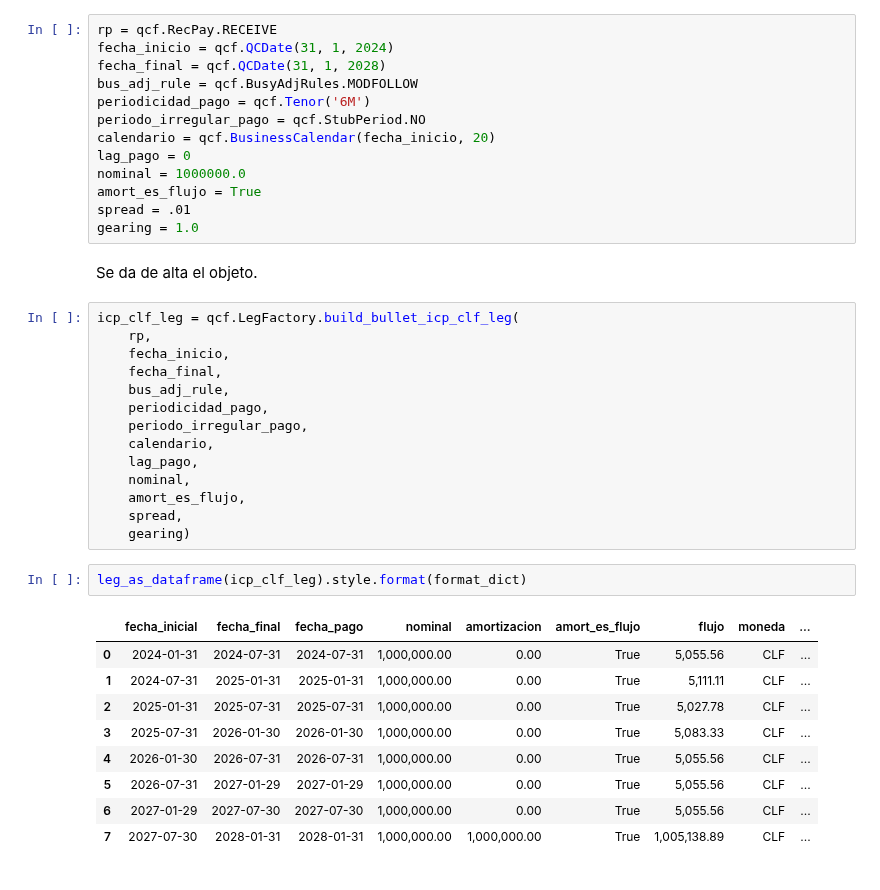
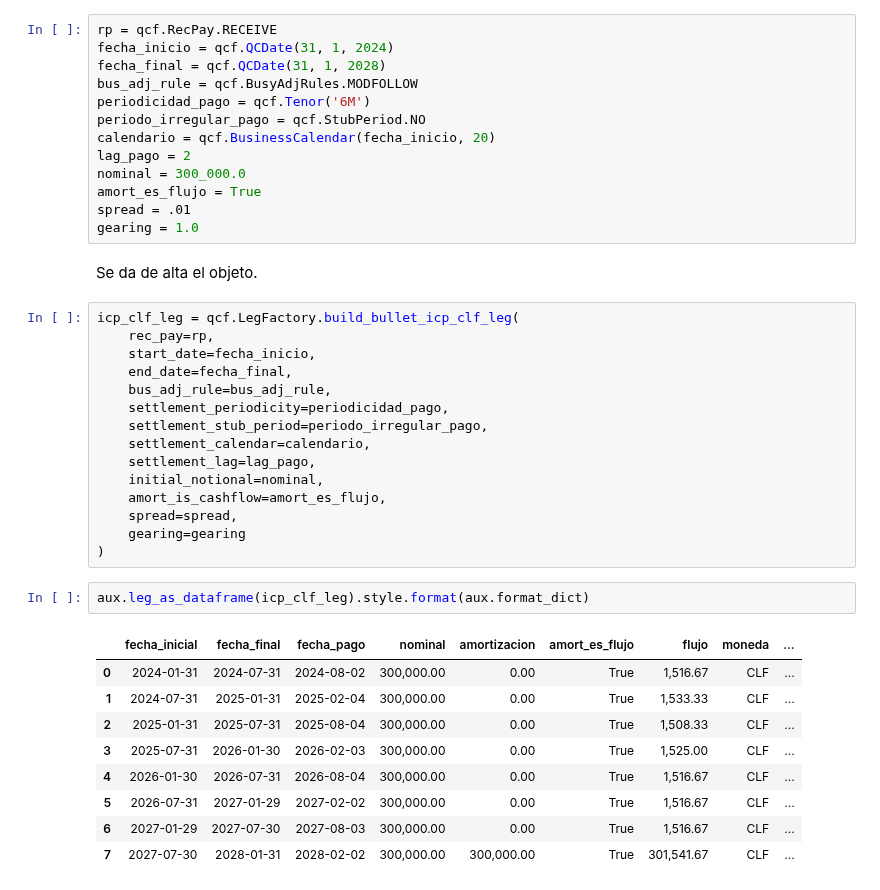
Before and after one commit to qcfinancial/qcfinancial-docs, a Jupyter notebook: 3_Construccion_Operaciones.ipynb, the cells around one changed output. Cells and saved outputs as stored; diff of their text form.

```diff
--- a/3_Construccion_Operaciones.ipynb
+++ b/3_Construccion_Operaciones.ipynb
@@ -1399,8 +1345,8 @@ bus_adj_rule = qcf.BusyAdjRules.MODFOLLOW
 periodicidad_pago = qcf.Tenor('6M')
 periodo_irregular_pago = qcf.StubPeriod.NO
 calendario = qcf.BusinessCalendar(fecha_inicio, 20)
-lag_pago = 0
-nominal = 1000000.0
+lag_pago = 2
+nominal = 300_000.0
 amort_es_flujo = True
 spread = .01
 gearing = 1.0
@@ -1408,27 +1354,28 @@ gearing = 1.0
 Se da de alta el objeto.
 # %%
 icp_clf_leg = qcf.LegFactory.build_bullet_icp_clf_leg(
-    rp,
-    fecha_inicio,
-    fecha_final,
-    bus_adj_rule,
-    periodicidad_pago,
-    periodo_irregular_pago,
-    calendario,
-    lag_pago,
-    nominal,
-    amort_es_flujo,
-    spread,
-    gearing)
+    rec_pay=rp,
+    start_date=fecha_inicio,
+    end_date=fecha_final,
+    bus_adj_rule=bus_adj_rule,
+    settlement_periodicity=periodicidad_pago,
+    settlement_stub_period=periodo_irregular_pago,
+    settlement_calendar=calendario,
+    settlement_lag=lag_pago,
+    initial_notional=nominal,
+    amort_is_cashflow=amort_es_flujo,
+    spread=spread,
+    gearing=gearing
+)
 # %%
-leg_as_dataframe(icp_clf_leg).style.format(format_dict)
+aux.leg_as_dataframe(icp_clf_leg).style.format(aux.format_dict)
 # %% [output]
 |  | fecha_inicial | fecha_final | fecha_pago | nominal | amortizacion | amort_es_flujo | flujo | moneda | ... |
-| 0 | 2024-01-31 | 2024-07-31 | 2024-07-31 | 1,000,000.00 | 0.00 | True | 5,055.56 | CLF | ... |
-| 1 | 2024-07-31 | 2025-01-31 | 2025-01-31 | 1,000,000.00 | 0.00 | True | 5,111.11 | CLF | ... |
-| 2 | 2025-01-31 | 2025-07-31 | 2025-07-31 | 1,000,000.00 | 0.00 | True | 5,027.78 | CLF | ... |
-| 3 | 2025-07-31 | 2026-01-30 | 2026-01-30 | 1,000,000.00 | 0.00 | True | 5,083.33 | CLF | ... |
-| 4 | 2026-01-30 | 2026-07-31 | 2026-07-31 | 1,000,000.00 | 0.00 | True | 5,055.56 | CLF | ... |
-| 5 | 2026-07-31 | 2027-01-29 | 2027-01-29 | 1,000,000.00 | 0.00 | True | 5,055.56 | CLF | ... |
-| 6 | 2027-01-29 | 2027-07-30 | 2027-07-30 | 1,000,000.00 | 0.00 | True | 5,055.56 | CLF | ... |
-| 7 | 2027-07-30 | 2028-01-31 | 2028-01-31 | 1,000,000.00 | 1,000,000.00 | True | 1,005,138.89 | CLF | ... |
+| 0 | 2024-01-31 | 2024-07-31 | 2024-08-02 | 300,000.00 | 0.00 | True | 1,516.67 | CLF | ... |
+| 1 | 2024-07-31 | 2025-01-31 | 2025-02-04 | 300,000.00 | 0.00 | True | 1,533.33 | CLF | ... |
+| 2 | 2025-01-31 | 2025-07-31 | 2025-08-04 | 300,000.00 | 0.00 | True | 1,508.33 | CLF | ... |
+| 3 | 2025-07-31 | 2026-01-30 | 2026-02-03 | 300,000.00 | 0.00 | True | 1,525.00 | CLF | ... |
+| 4 | 2026-01-30 | 2026-07-31 | 2026-08-04 | 300,000.00 | 0.00 | True | 1,516.67 | CLF | ... |
+| 5 | 2026-07-31 | 2027-01-29 | 2027-02-02 | 300,000.00 | 0.00 | True | 1,516.67 | CLF | ... |
+| 6 | 2027-01-29 | 2027-07-30 | 2027-08-03 | 300,000.00 | 0.00 | True | 1,516.67 | CLF | ... |
+| 7 | 2027-07-30 | 2028-01-31 | 2028-02-02 | 300,000.00 | 300,000.00 | True | 301,541.67 | CLF | ... |
```
Also changed, not shown: parts of 153 cells of this notebook, 2 other files.
